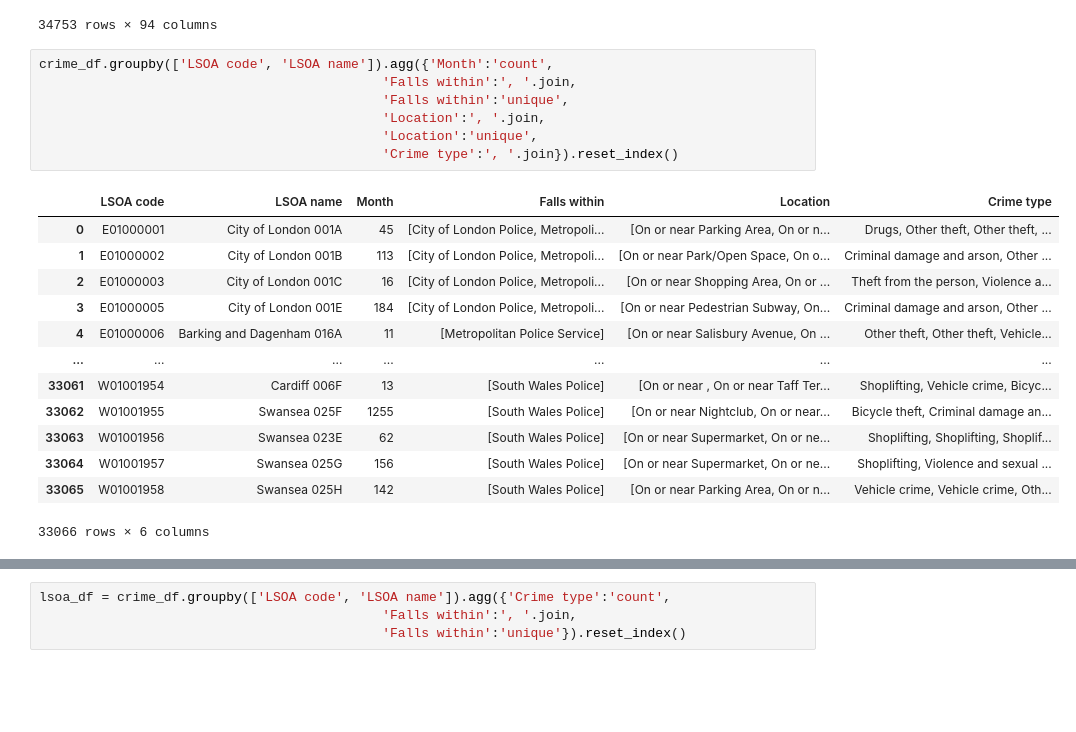
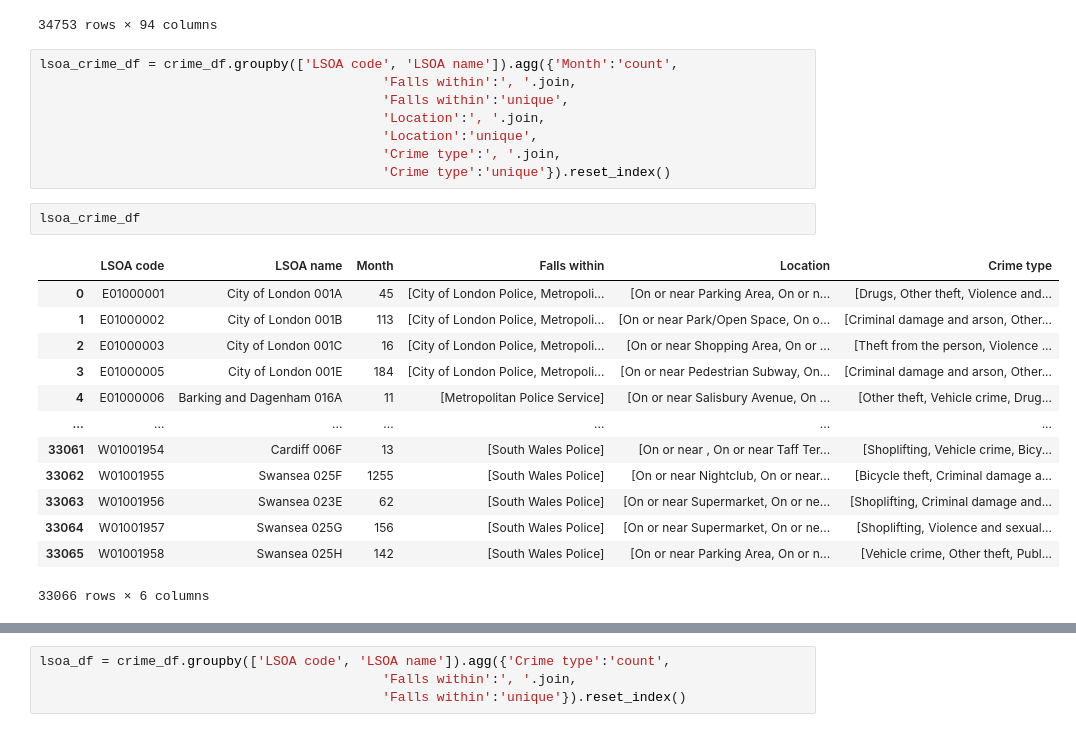
Before and after one commit to saquibmohiuddin/cubed-workshop, a Jupyter notebook: cleaning_eda.ipynb, the cells around one changed output, grey strips where cells are left out. Cells and saved outputs as stored; diff of their text form; blank space fills up the shorter version.

```diff
--- a/cleaning_eda.ipynb
+++ b/cleaning_eda.ipynb
@@ -105,23 +105,26 @@ pop_df
 | 34752 | W01001898 | Merthyr Tydfil 008F | 1485 | 13 | 15 | 11 | 13 | 12 | 16 | 16 | ... |
 34753 rows × 94 columns
 # %%
-crime_df.groupby(['LSOA code', 'LSOA name']).agg({'Month':'count',
+lsoa_crime_df = crime_df.groupby(['LSOA code', 'LSOA name']).agg({'Month':'count',
                                             'Falls within':', '.join,
                                             'Falls within':'unique',
                                             'Location':', '.join,
                                             'Location':'unique',
-                                            'Crime type':', '.join}).reset_index()
+                                            'Crime type':', '.join,
+                                            'Crime type':'unique'}).reset_index()
-# %% [output]
-|  | LSOA code | LSOA name | Month | Falls within | Location | Crime type |
-| 0 | E01000001 | City of London 001A | 45 | [City of London Police, Metropoli... | [On or near Parking Area, On or n... | Drugs, Other theft, Other theft, ... |
-| 1 | E01000002 | City of London 001B | 113 | [City of London Police, Metropoli... | [On or near Park/Open Space, On o... | Criminal damage and arson, Other ... |
-| 2 | E01000003 | City of London 001C | 16 | [City of London Police, Metropoli... | [On or near Shopping Area, On or ... | Theft from the person, Violence a... |
-| 3 | E01000005 | City of London 001E | 184 | [City of London Police, Metropoli... | [On or near Pedestrian Subway, On... | Criminal damage and arson, Other ... |
-| 4 | E01000006 | Barking and Dagenham 016A | 11 | [Metropolitan Police Service] | [On or near Salisbury Avenue, On ... | Other theft, Other theft, Vehicle... |
-| ... | ... | ... | ... | ... | ... | ... |
-| 33061 | W01001954 | Cardiff 006F | 13 | [South Wales Police] | [On or near , On or near Taff Ter... | Shoplifting, Vehicle crime, Bicyc... |
-| 33062 | W01001955 | Swansea 025F | 1255 | [South Wales Police] | [On or near Nightclub, On or near... | Bicycle theft, Criminal damage an... |
-| 33063 | W01001956 | Swansea 023E | 62 | [South Wales Police] | [On or near Supermarket, On or ne... | Shoplifting, Shoplifting, Shoplif... |
-| 33064 | W01001957 | Swansea 025G | 156 | [South Wales Police] | [On or near Supermarket, On or ne... | Shoplifting, Violence and sexual ... |
-| 33065 | W01001958 | Swansea 025H | 142 | [South Wales Police] | [On or near Parking Area, On or n... | Vehicle crime, Vehicle crime, Oth... |
-33066 rows × 6 columns
+# %%
+lsoa_crime_df
+# %% [output]
+|  | LSOA code | LSOA name | Month | Falls within | Location | Crime type |
+| 0 | E01000001 | City of London 001A | 45 | [City of London Police, Metropoli... | [On or near Parking Area, On or n... | [Drugs, Other theft, Violence and... |
+| 1 | E01000002 | City of London 001B | 113 | [City of London Police, Metropoli... | [On or near Park/Open Space, On o... | [Criminal damage and arson, Other... |
+| 2 | E01000003 | City of London 001C | 16 | [City of London Police, Metropoli... | [On or near Shopping Area, On or ... | [Theft from the person, Violence ... |
+| 3 | E01000005 | City of London 001E | 184 | [City of London Police, Metropoli... | [On or near Pedestrian Subway, On... | [Criminal damage and arson, Other... |
+| 4 | E01000006 | Barking and Dagenham 016A | 11 | [Metropolitan Police Service] | [On or near Salisbury Avenue, On ... | [Other theft, Vehicle crime, Drug... |
+| ... | ... | ... | ... | ... | ... | ... |
+| 33061 | W01001954 | Cardiff 006F | 13 | [South Wales Police] | [On or near , On or near Taff Ter... | [Shoplifting, Vehicle crime, Bicy... |
+| 33062 | W01001955 | Swansea 025F | 1255 | [South Wales Police] | [On or near Nightclub, On or near... | [Bicycle theft, Criminal damage a... |
+| 33063 | W01001956 | Swansea 023E | 62 | [South Wales Police] | [On or near Supermarket, On or ne... | [Shoplifting, Criminal damage and... |
+| 33064 | W01001957 | Swansea 025G | 156 | [South Wales Police] | [On or near Supermarket, On or ne... | [Shoplifting, Violence and sexual... |
+| 33065 | W01001958 | Swansea 025H | 142 | [South Wales Police] | [On or near Parking Area, On or n... | [Vehicle crime, Other theft, Publ... |
+33066 rows × 6 columns
```
Also changed, not shown: parts of 7 cells of this notebook.
